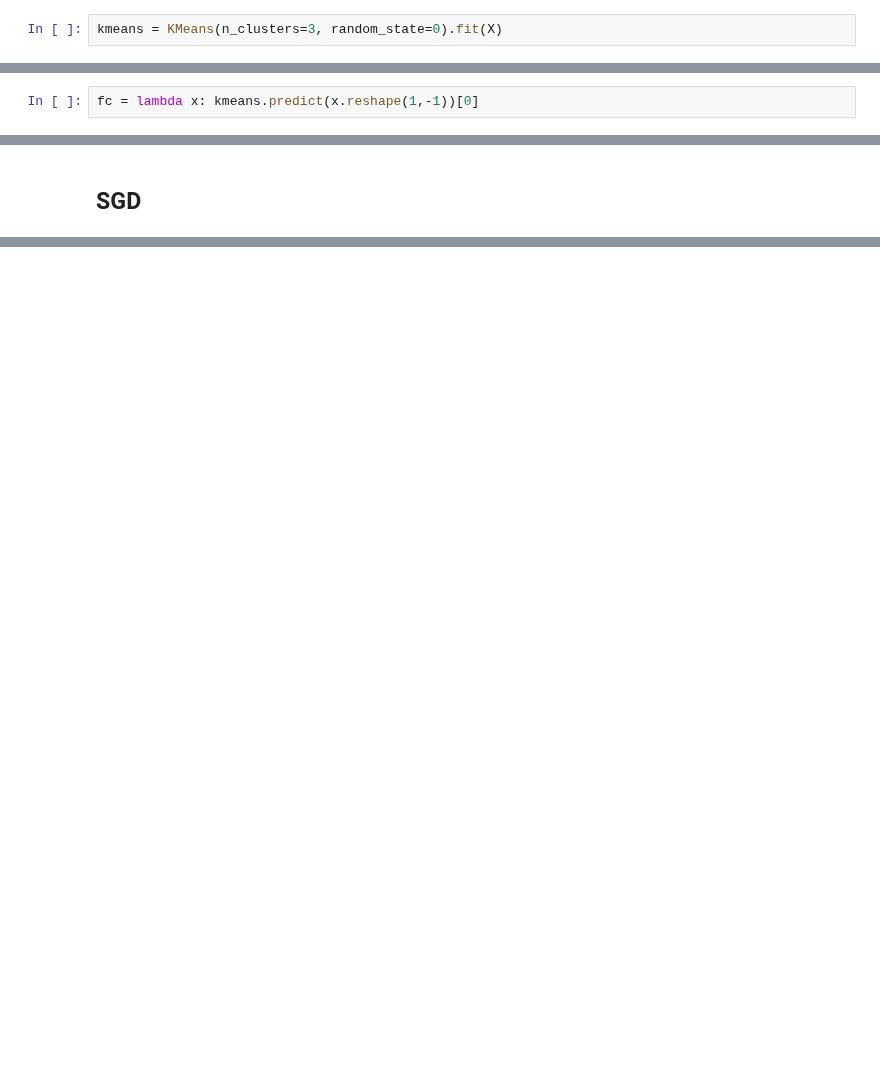
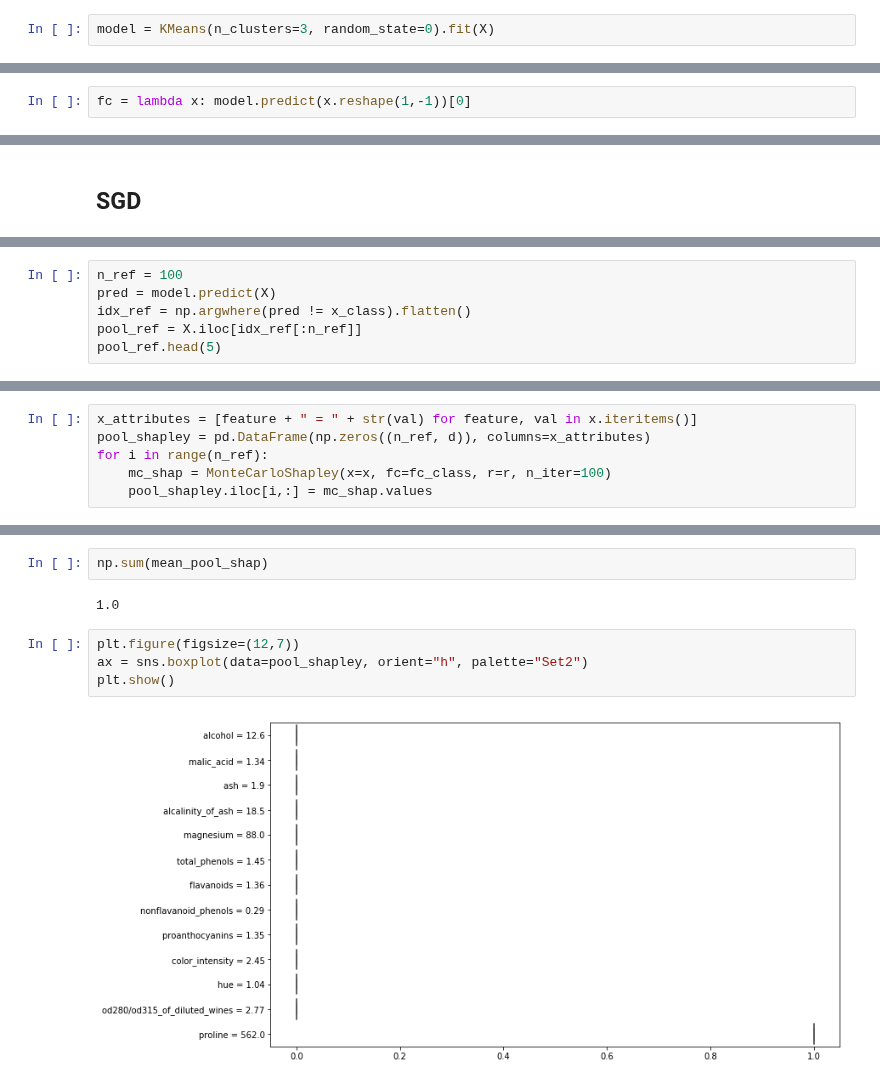
Before and after one commit to ThalesGroup/shapkit, a Jupyter notebook: tutorials/clustering.ipynb, the cells around one changed output, grey strips where cells are left out. Cells and saved outputs as stored; diff of their text form; blank space fills up the shorter version.

Commit message:
add sub dimension to monte carlo and updates on tutorials when there are several ref

```diff
--- a/tutorials/clustering.ipynb
+++ b/tutorials/clustering.ipynb
@@ -44,5 +37,5 @@ array([-1,  0,  1,  2])
 # %%
-kmeans = KMeans(n_clusters=3, random_state=0).fit(X)
+model = KMeans(n_clusters=3, random_state=0).fit(X)
 # %% [markdown]
 # Define the game
 # %%
@@ -52,7 +45,7 @@ d, n
 # %% [output]
 (13, 8190)
 # %%
-fc = lambda x: kmeans.predict(x.reshape(1,-1))[0]
+fc = lambda x: model.predict(x.reshape(1,-1))[0]
 # %%
 r_class, x_class = 0, 0
 while x_class == r_class:
@@ -170,0 +167,6 @@ dtype: float64
+# %%
+n_ref = 100
+pred = model.predict(X)
+idx_ref = np.argwhere(pred != x_class).flatten()
+pool_ref = X.iloc[idx_ref[:n_ref]]
+pool_ref.head(5)
@@ -170,0 +180,6 @@ dtype: float64
+# %%
+x_attributes = [feature + " = " + str(val) for feature, val in x.iteritems()]
+pool_shapley = pd.DataFrame(np.zeros((n_ref, d)), columns=x_attributes)
+for i in range(n_ref):
+    mc_shap = MonteCarloShapley(x=x, fc=fc_class, r=r, n_iter=100)
+    pool_shapley.iloc[i,:] = mc_shap.values
@@ -170,0 +218,10 @@ dtype: float64
+# %%
+np.sum(mean_pool_shap)
+# %% [output]
+1.0
+# %%
+plt.figure(figsize=(12,7))
+ax = sns.boxplot(data=pool_shapley, orient="h", palette="Set2")
+plt.show()
+# %% [output]
+[figure, added]
```
Also changed, not shown: parts of 10 cells of this notebook, 21 other files.
